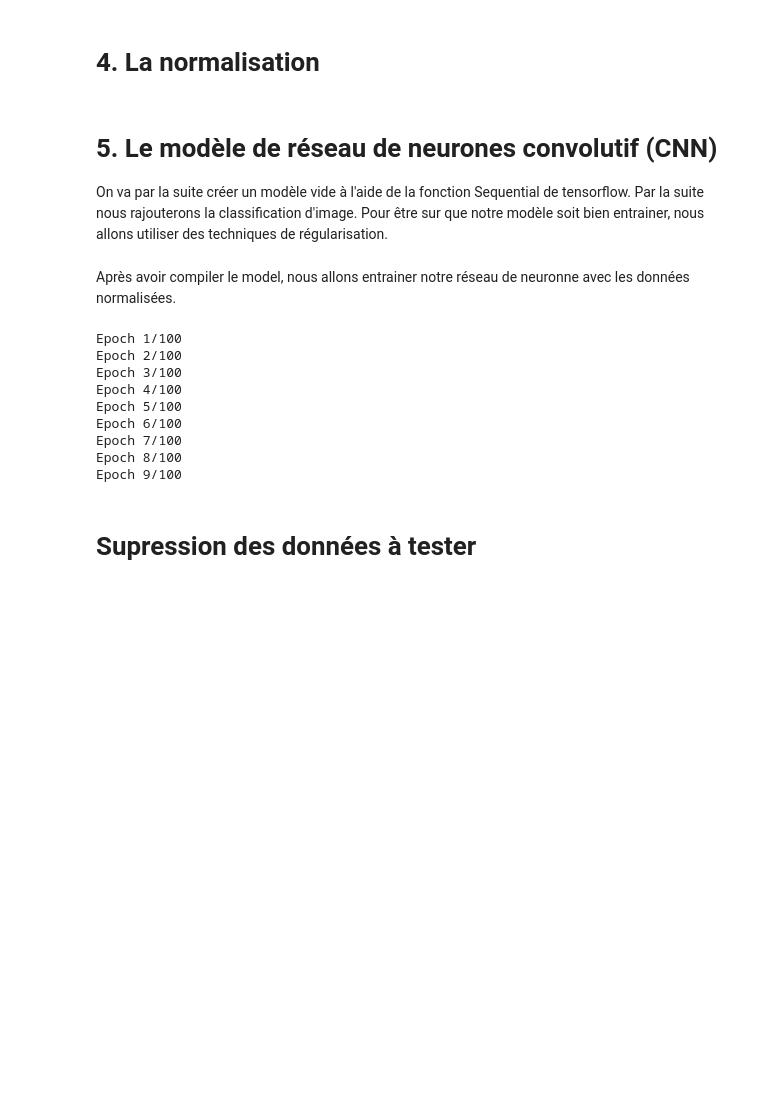
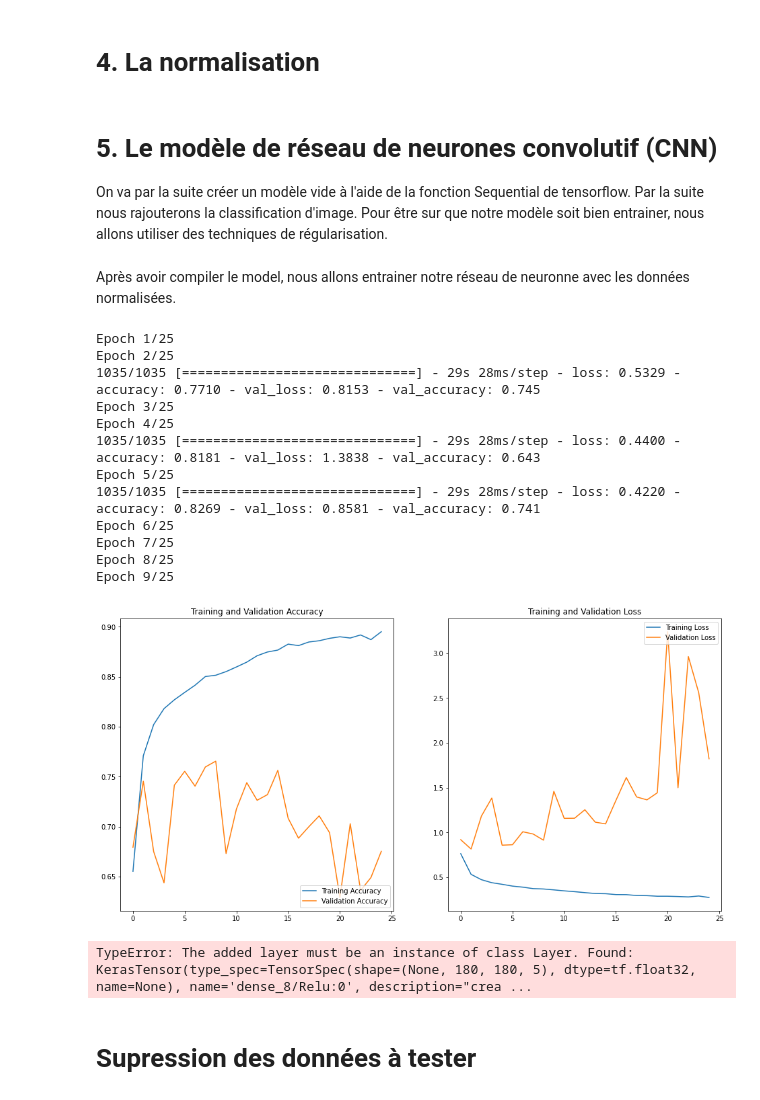
Before and after one commit to Variares1/Projet_DataScience_A5, a Jupyter notebook: final/Livrable 1.ipynb, the cells around one changed output. Cells and saved outputs as stored; diff of their text form; code cells hidden in the pictures; blank space fills up the shorter version.

```diff
--- a/final/Livrable 1.ipynb
+++ b/final/Livrable 1.ipynb
@@ -41,3 +37,6 @@ data_dir = directory_to_extract_to
+# %%
+path_to_zip_file = "../Dataset/Project_Dataset_Clean"
+data_dir = path_to_zip_file
 # %% [markdown]
 # Récupération des données
 # %%
@@ -170,7 +169,7 @@ def create_model(num_classes = 5,
             rate=0.2, noise_shape=None, seed=42,
         ),
         tf.keras.layers.Flatten(),
-        tf.keras.layers.Dense(128, activation='relu'),
+        #tf.keras.layers.Dense(128, activation='relu'),
         tf.keras.layers.Dense(num_classes),
     ])
 
@@ -184,7 +183,7 @@ def create_model(num_classes = 5,
 # %% [markdown]
 Après avoir compiler le model, nous allons entrainer notre réseau de neuronne avec les données normalisées.
 # %%
-epochs=100
+epochs=25
 name = 'my_best_model.epoch{epoch:02d}-loss{val_loss:.2f}.hdf5'
 checkpoint_filepath = '../model/' + name
 model_checkpoint_callback = tf.keras.callbacks.ModelCheckpoint(
@@ -200,42 +199,63 @@ tf.debugging.set_log_device_placement(True)
 model = create_model()
 with tf.device('/gpu:0'):
     history = model.fit(train_set,validation_data = test_set,epochs=epochs, callbacks=[model_checkpoint_callback])
 
 model.summary()
 #model.load_weights(checkpoint_filepath)
 #model.save_weights('./test_model')
 
 acc = history.history['accuracy']
 val_acc = history.history['val_accuracy']
 
 loss = history.history['loss']
 val_loss = history.history['val_loss']
 
 epochs_range = range(epochs)
 
 plt.figure(figsize=(16, 8))
 plt.subplot(1, 2, 1)
 plt.plot(epochs_range, acc, label='Training Accuracy')
 plt.plot(epochs_range, val_acc, label='Validation Accuracy')
 plt.legend(loc='lower right')
 plt.title('Training and Validation Accuracy')
 
 plt.subplot(1, 2, 2)
 plt.plot(epochs_range, loss, label='Training Loss')
 plt.plot(epochs_range, val_loss, label='Validation Loss')
 plt.legend(loc='upper right')
 plt.title('Training and Validation Loss')
 plt.show()
 # %% [output]
-Epoch 1/100
-Epoch 2/100
-Epoch 3/100
-Epoch 4/100
-Epoch 5/100
-Epoch 6/100
-Epoch 7/100
-Epoch 8/100
-Epoch 9/100
+Epoch 1/25
+Epoch 2/25
+1035/1035 [==============================] - 29s 28ms/step - loss: 0.5329 - accuracy: 0.7710 - val_loss: 0.8153 - val_accuracy: 0.745
+Epoch 3/25
+Epoch 4/25
+1035/1035 [==============================] - 29s 28ms/step - loss: 0.4400 - accuracy: 0.8181 - val_loss: 1.3838 - val_accuracy: 0.643
+Epoch 5/25
+1035/1035 [==============================] - 29s 28ms/step - loss: 0.4220 - accuracy: 0.8269 - val_loss: 0.8581 - val_accuracy: 0.741
+Epoch 6/25
+Epoch 7/25
+Epoch 8/25
+Epoch 9/25
+[figure, added]
+# %%
+import keras
+from keras import layers
+
+encoding_dim = 5
+input_img = keras.Input(shape=(180,180,3))
+modelEncoded = tf.keras.Sequential([
+    layers.Conv2D(128,[3,3], activation='relu'),
+    layers.Conv2D(64,[3,3], activation='relu'),
+    layers.Conv2D(32,[3,3], activation='relu'),
+    layers.Conv2D(16,[3,3], activation='relu'),
+    layers.Dense(encoding_dim, activation="relu")(input_img)
+    ])
+auto_encoder = keras.Model(input_img, modelEncoded)
+auto_encoder.fit(train_set,validation_data = test_set,epochs=epochs)
+# %% [output]
+TypeError: The added layer must be an instance of class Layer. Found: KerasTensor(type_spec=TensorSpec(shape=(None, 180, 180, 5), dtype=tf.float32, name=None), name='dense_8/Relu:0', description="crea ...
 # %% [markdown]
 # Supression des données à tester
 # %%
```
Also changed, not shown: parts of 1 cell of this notebook, 7 other files.
